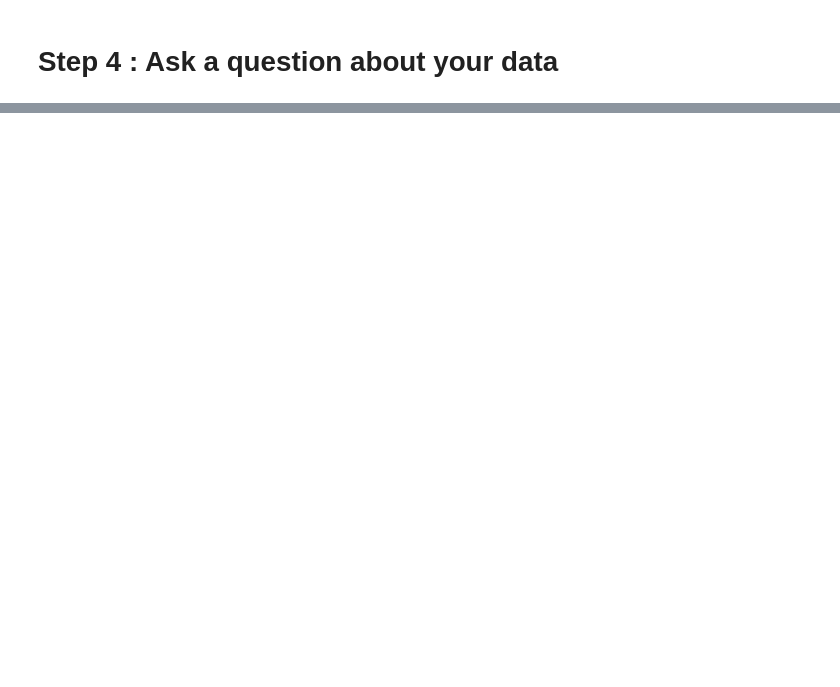
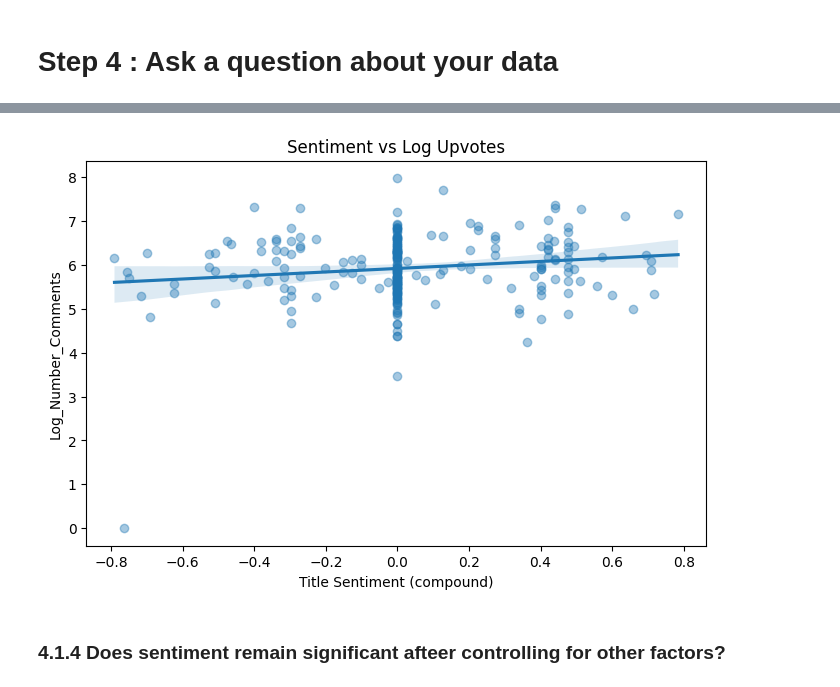
Before and after one commit to Ayumii-ww/fq25819_SEMTM0040, a Jupyter notebook: fq25819Part2.ipynb, the cells around one changed output, grey strips where cells are left out. Saved outputs shown, nothing was run; the diff lists cells and outputs as text; code cells hidden in the pictures; blank space fills up the shorter version.

```diff
--- a/fq25819Part2.ipynb
+++ b/fq25819Part2.ipynb
@@ -1027,0 +1142,12 @@ plt.show()
+# %%
+plt.figure(figsize=(8,5))
+sea.regplot(x='Title_compound', y='Log_Num_Comments', data=top_reddit_posts,
+            scatter_kws={'alpha':0.4})
+plt.title("Sentiment vs Log Upvotes")
+plt.xlabel("Title Sentiment (compound)")
+plt.ylabel("Log_Number_Comments")
+plt.show()
+# %% [output]
+[figure, added]
+# %% [markdown]
+### 4.1.4 Does sentiment remain significant afteer controlling for other factors?
```
Also changed, not shown: parts of 46 cells of this notebook, 1 other file.
